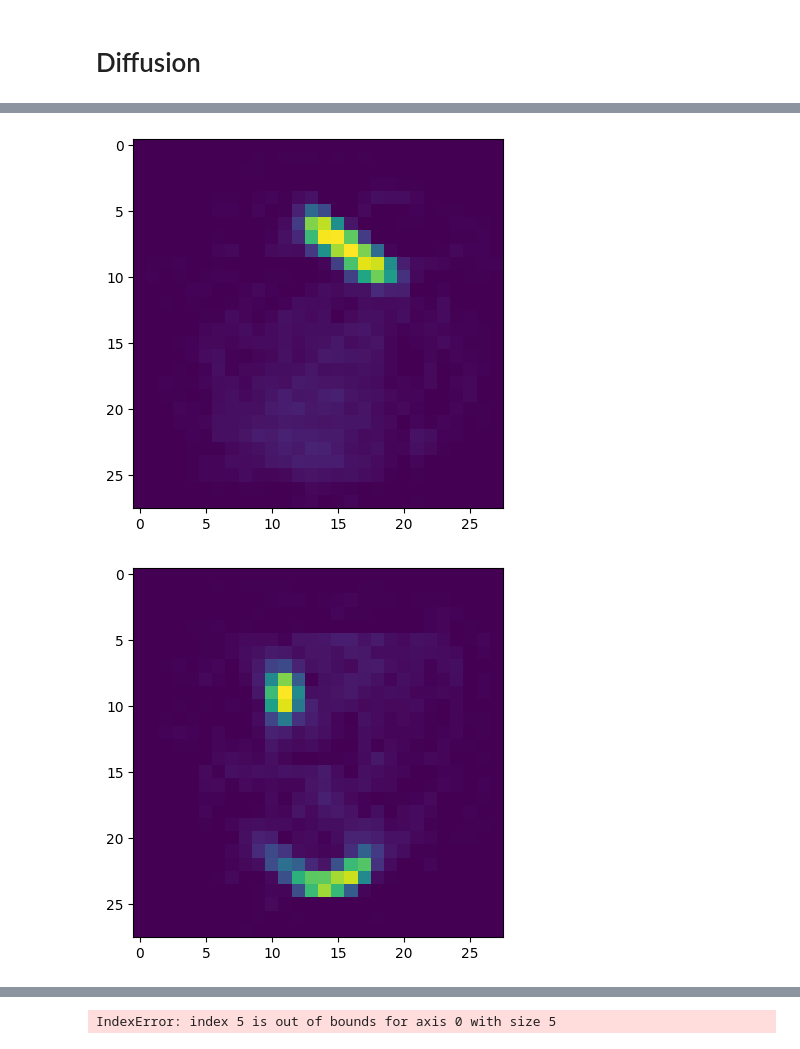
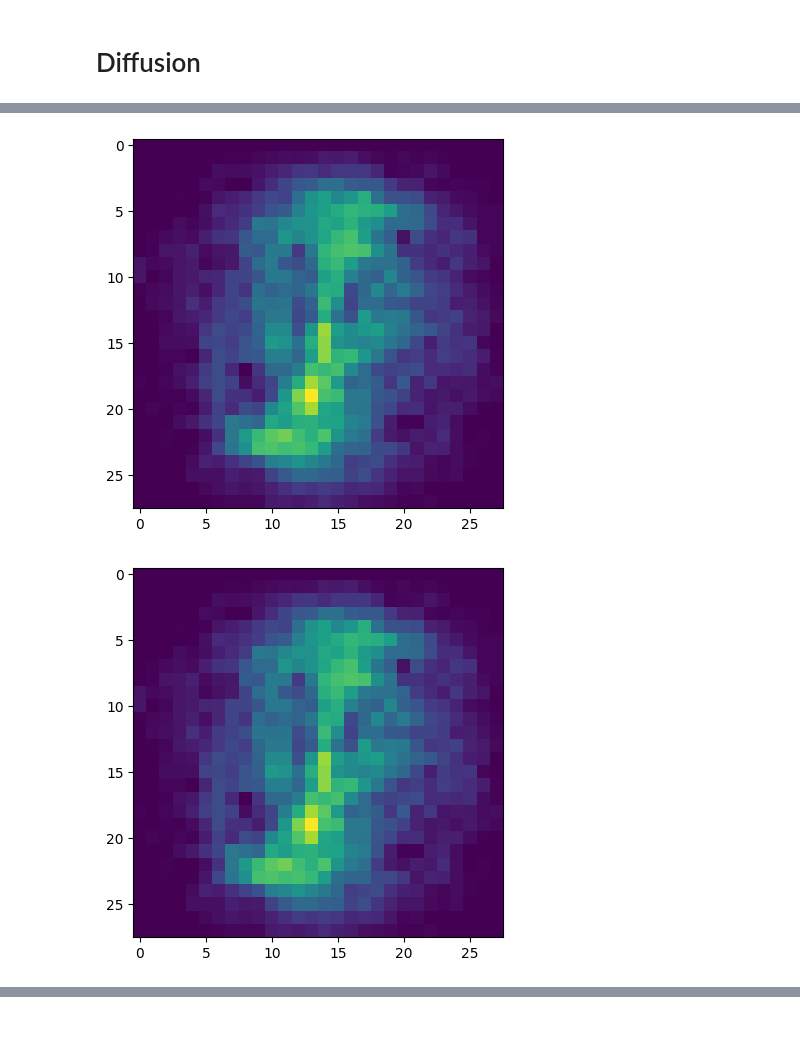
Before and after one commit to field-cady/deep_learning, a Jupyter notebook: Deep Learning MNIST.ipynb, the cells around one changed output, grey strips where cells are left out. Saved outputs shown, nothing was run; the diff lists cells and outputs as text; code cells hidden in the pictures.

```diff
--- a/Deep Learning MNIST.ipynb
+++ b/Deep Learning MNIST.ipynb
@@ -540,9 +557,9 @@ def custom_loss(y_true, y_pred):
     mse = tf.reduce_mean(tf.square(y_true - y_pred))
     return mse
 
-#diffusion_model = build_diffusion_model()
-#diffusion_model.compile(optimizer=keras.optimizers.Adam(learning_rate=learning_rate), loss=custom_loss)
-#optimizer = tf.keras.optimizers.Adam(learning_rate=learning_rate)
+diffusion_model = build_diffusion_model()
+diffusion_model.compile(optimizer=keras.optimizers.Adam(learning_rate=learning_rate), loss=custom_loss)
+optimizer = tf.keras.optimizers.Adam(learning_rate=learning_rate)
 
 
 # Training loop
@@ -579,14 +608,15 @@ Epoch [1/100], Loss: 0.0051
 num_samples = 5
 noise = np.random.randn(num_samples, 28, 28, 1)
 generated_images = diffusion_model.predict(noise)
-for _ in range(5):
+for i in range(50):
+    print('round', i)
     generated_images = diffusion_model.predict(generated_images.reshape((num_samples, 28, 28, 1)))
 
 generated_images = np.clip(generated_images, 0, 1)
 #return generated_images
 
 ims = generated_images.reshape((num_samples,28,28))
-for i in range(16):
+for i in range(num_samples):
     plt.imshow(ims[i,:,:])
     plt.show()
 # %% [output]
@@ -599,2 +640,2 @@ for i in range(16):
-[figure, old version]
+[figure, new version]
-[figure, old version]
+[figure, new version]
@@ -604 +644,0 @@ for i in range(16):
-IndexError: index 5 is out of bounds for axis 0 with size 5
```
Also changed, not shown: parts of 5 cells of this notebook, 1 other file.
